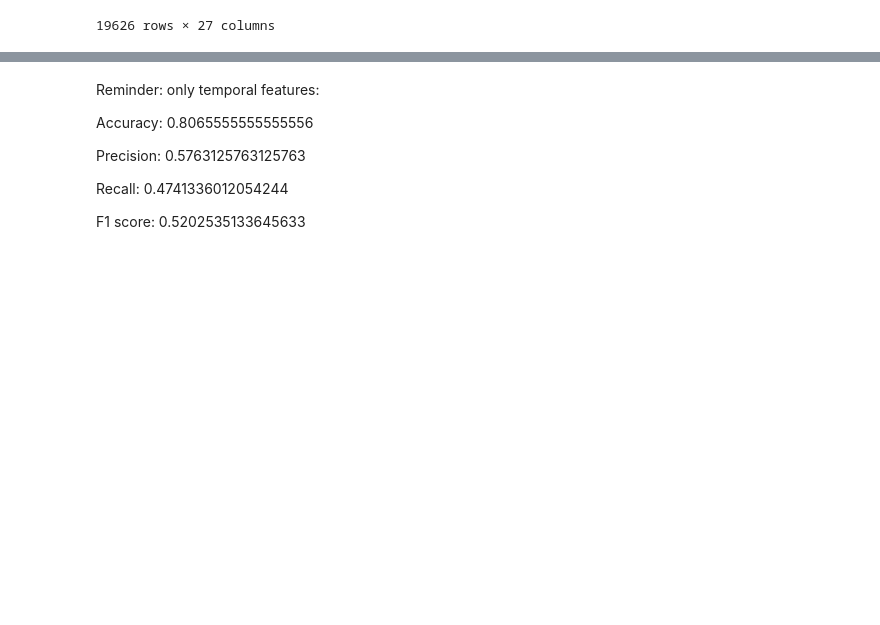
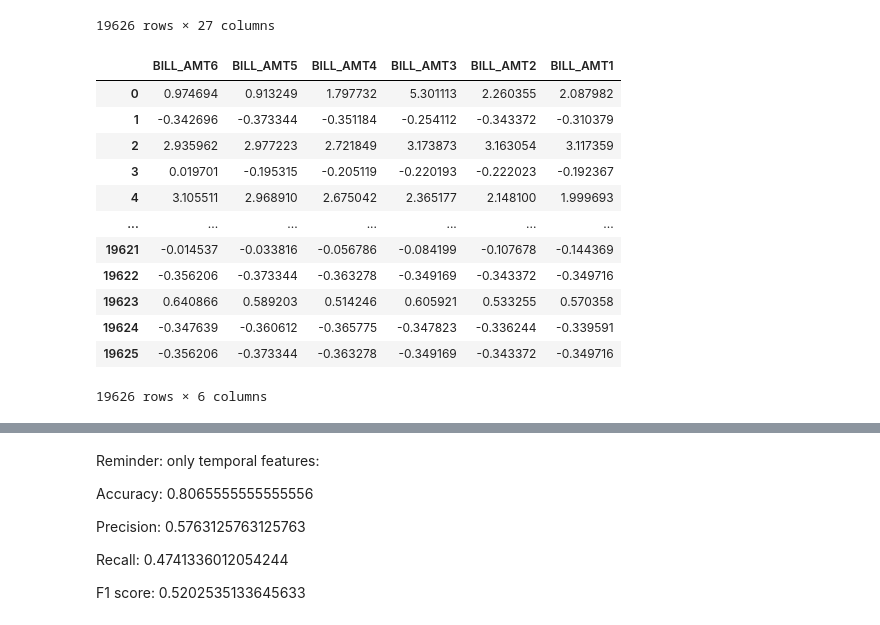
Before and after one commit to DSkapinakis/credit-card-default-deep-learning, a Jupyter notebook: LSTM-CNN-static-dynamic-feature-ext.ipynb, the cells around one changed output, grey strips where cells are left out. Cells and saved outputs as stored; diff of their text form; code cells hidden in the pictures; blank space fills up the shorter version.

```diff
--- a/LSTM-CNN-static-dynamic-feature-ext.ipynb
+++ b/LSTM-CNN-static-dynamic-feature-ext.ipynb
@@ -144,3 +144,19 @@ PAY_AMT = PAY_AMT.to_numpy()
 stacked = np.dstack((PAY,BILL_AMT,PAY_AMT))
 
 y_train_array = y_train_SMOTE.to_numpy()
+# %%
+X_train_temp.iloc[:,11:5:-1]
+# %% [output]
+|  | BILL_AMT6 | BILL_AMT5 | BILL_AMT4 | BILL_AMT3 | BILL_AMT2 | BILL_AMT1 |
+| 0 | 0.974694 | 0.913249 | 1.797732 | 5.301113 | 2.260355 | 2.087982 |
+| 1 | -0.342696 | -0.373344 | -0.351184 | -0.254112 | -0.343372 | -0.310379 |
+| 2 | 2.935962 | 2.977223 | 2.721849 | 3.173873 | 3.163054 | 3.117359 |
+| 3 | 0.019701 | -0.195315 | -0.205119 | -0.220193 | -0.222023 | -0.192367 |
+| 4 | 3.105511 | 2.968910 | 2.675042 | 2.365177 | 2.148100 | 1.999693 |
+| ... | ... | ... | ... | ... | ... | ... |
+| 19621 | -0.014537 | -0.033816 | -0.056786 | -0.084199 | -0.107678 | -0.144369 |
+| 19622 | -0.356206 | -0.373344 | -0.363278 | -0.349169 | -0.343372 | -0.349716 |
+| 19623 | 0.640866 | 0.589203 | 0.514246 | 0.605921 | 0.533255 | 0.570358 |
+| 19624 | -0.347639 | -0.360612 | -0.365775 | -0.347823 | -0.336244 | -0.339591 |
+| 19625 | -0.356206 | -0.373344 | -0.363278 | -0.349169 | -0.343372 | -0.349716 |
+19626 rows × 6 columns
```
Also changed, not shown: parts of 24 cells of this notebook, 3 other files.
